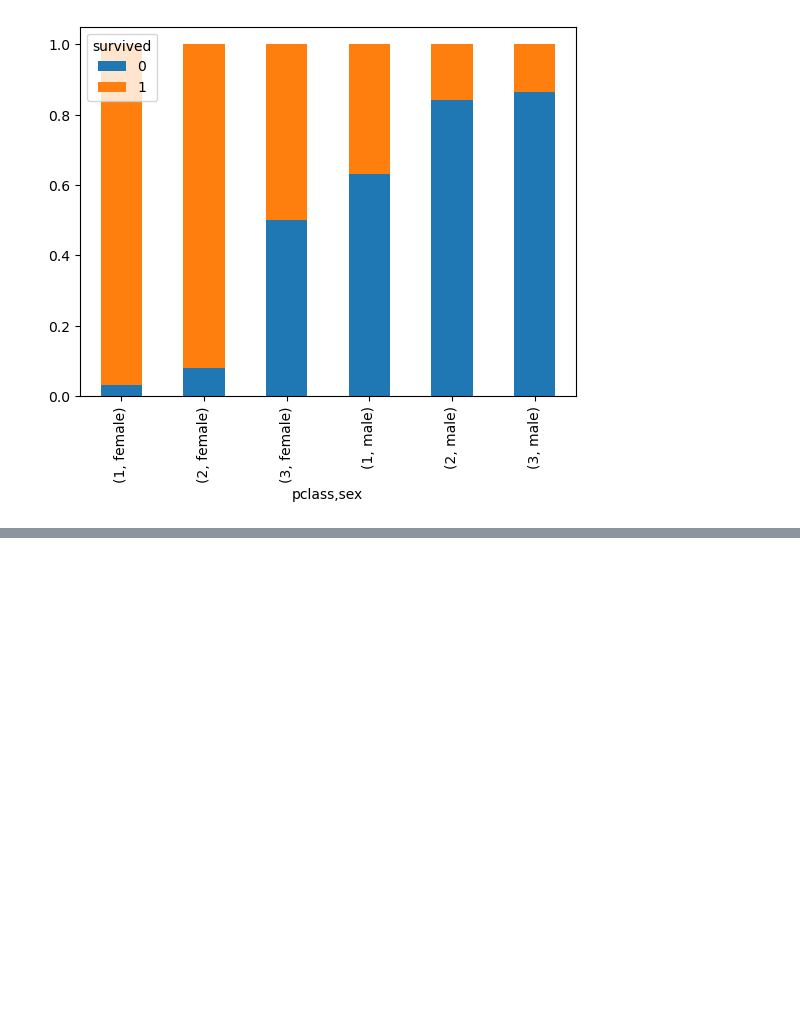
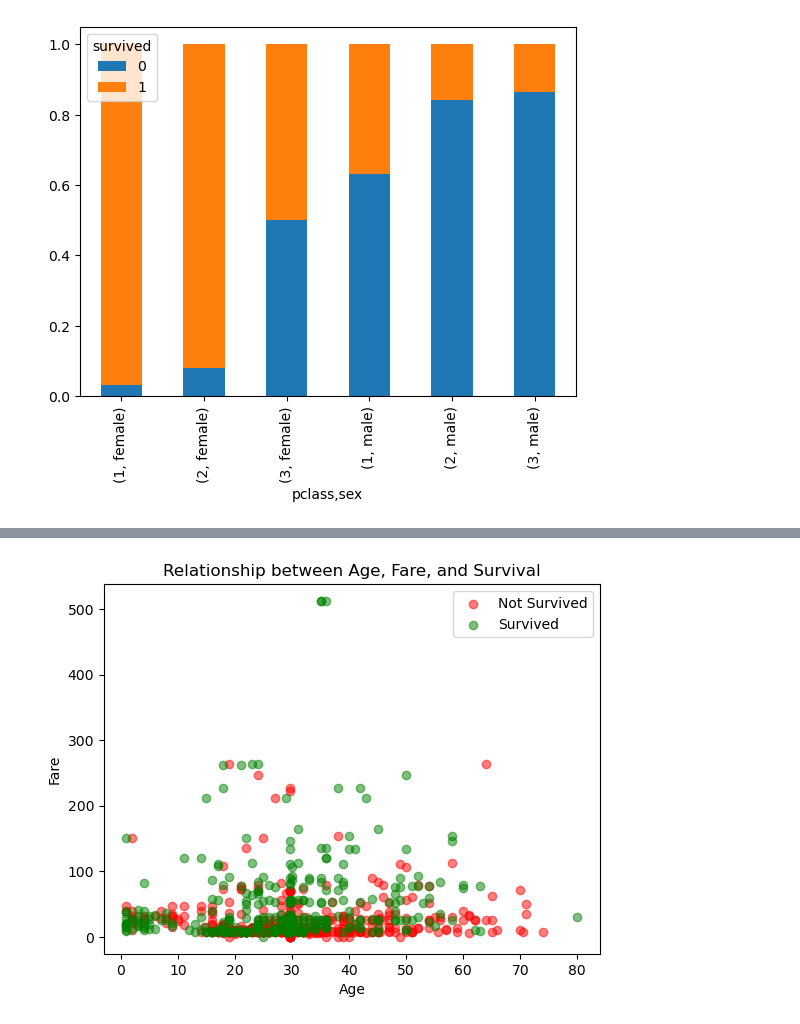
Before and after one commit to rchsantos/nomades_python_programming_langugage, a Jupyter notebook: numpy_pandas/student_exercises/corrections/pandas/titanic/titanic.ipynb, the cells around one changed output, grey strips where cells are left out. Saved outputs shown, nothing was run; the diff lists cells and outputs as text; code cells hidden in the pictures; blank space fills up the shorter version.

```diff
--- a/numpy_pandas/student_exercises/corrections/pandas/titanic/titanic.ipynb
+++ b/numpy_pandas/student_exercises/corrections/pandas/titanic/titanic.ipynb
@@ -163,6 +174,7 @@ Name: count, Length: 84, dtype: int64
 <Axes: xlabel='age'>
 [figure]
 # %%
-category_age = pd.cut(titanic.age, bins=[0, 25, 50, 75, 100], labels=["Jeune", "Adult", "Senior", "Vieux"])
-category_age.value_counts()
+category_age = pd.cut(titanic.age, bins=[0, 12, 18, 30, 50, 75, 100], labels=["Enfant", "Adolescent", "Jeune adulte", "Adulte", "Senior", "Vieux"], right=False)
+titanic["age_category"] = category_age
+titanic
 # %% [output]
@@ -226,0 +276,20 @@ titanic.groupby(["pclass", "sex"]).survived\
+# %%
+plt.scatter(
+  titanic.loc[titanic.survived == 0].age,
+  titanic.loc[titanic.survived == 0].fare,
+  c="r", label="Not Survived", alpha=0.5
+)
+plt.scatter(
+  titanic.loc[titanic.survived == 1].age,
+  titanic.loc[titanic.survived == 1].fare,
+  c="g", label="Survived", alpha=0.5
+)
+
+plt.title('Relationship between Age, Fare, and Survival')
+plt.legend()
+plt.xlabel("Age")
+plt.ylabel("Fare")
+
+plt.show()
+# %% [output]
+[figure, added]
```
Also changed, not shown: parts of 12 cells of this notebook, 20 other files.
